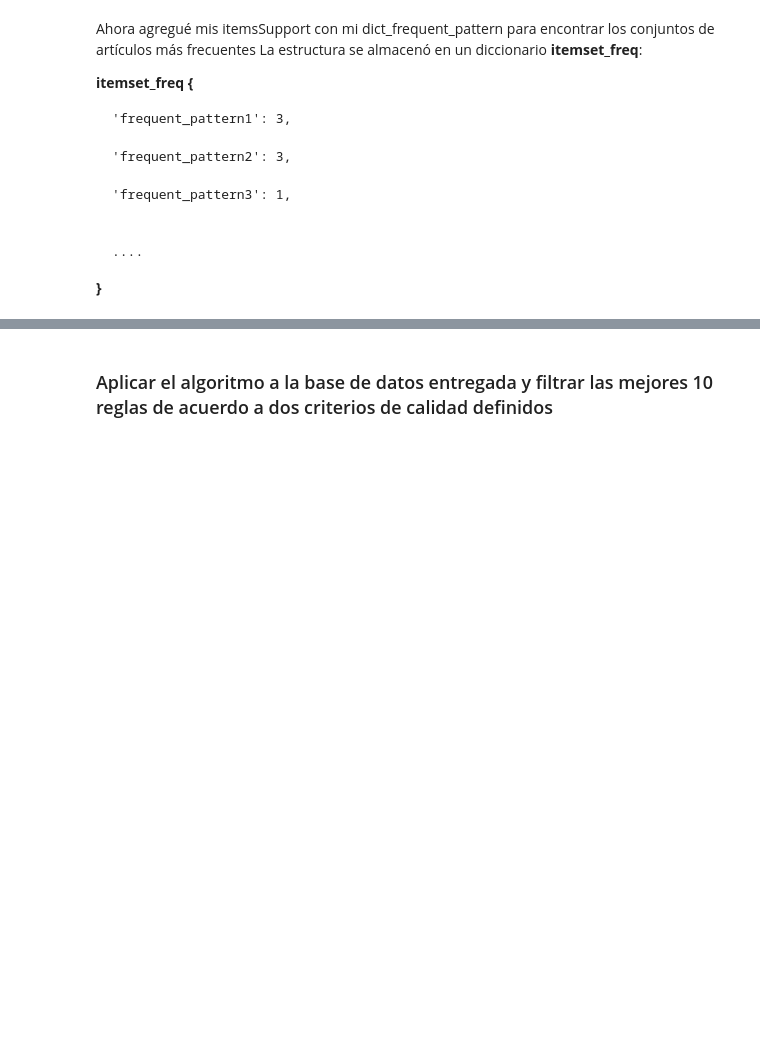
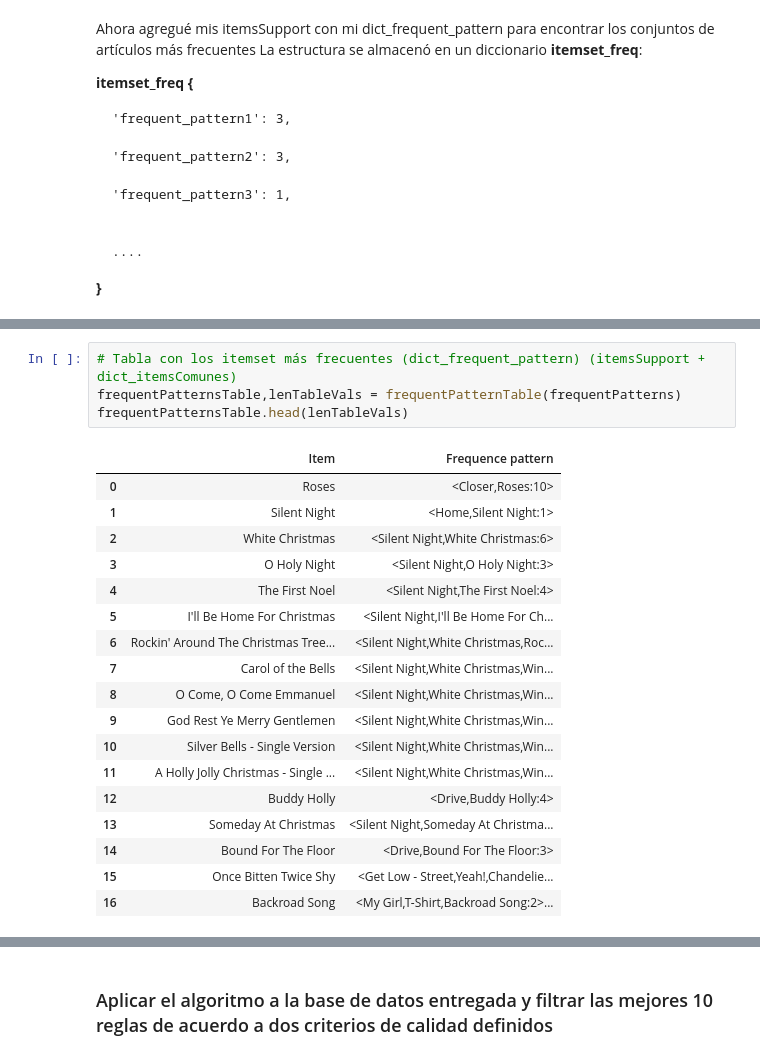
Before and after one commit to FranciscaCerquinho/MineriaDeDatos_FPGrowth, a Jupyter notebook: tarea1.ipynb, the cells around one changed output, grey strips where cells are left out. Saved outputs shown, nothing was run; the diff lists cells and outputs as text; blank space fills up the shorter version.

```diff
--- a/tarea1.ipynb
+++ b/tarea1.ipynb
@@ -561,0 +626,23 @@ df.head(len(tabla_itemsets_moreFreq))
+# %%
+# Tabla con los itemset más frecuentes (dict_frequent_pattern) (itemsSupport + dict_itemsComunes)
+frequentPatternsTable,lenTableVals = frequentPatternTable(frequentPatterns)
+frequentPatternsTable.head(lenTableVals)
+# %% [output]
+|  | Item | Frequence pattern |
+| 0 | Roses | <Closer,Roses:10> |
+| 1 | Silent Night | <Home,Silent Night:1> |
+| 2 | White Christmas | <Silent Night,White Christmas:6> |
+| 3 | O Holy Night | <Silent Night,O Holy Night:3> |
+| 4 | The First Noel | <Silent Night,The First Noel:4> |
+| 5 | I'll Be Home For Christmas | <Silent Night,I'll Be Home For Ch... |
+| 6 | Rockin' Around The Christmas Tree... | <Silent Night,White Christmas,Roc... |
+| 7 | Carol of the Bells | <Silent Night,White Christmas,Win... |
+| 8 | O Come, O Come Emmanuel | <Silent Night,White Christmas,Win... |
+| 9 | God Rest Ye Merry Gentlemen | <Silent Night,White Christmas,Win... |
+| 10 | Silver Bells - Single Version | <Silent Night,White Christmas,Win... |
+| 11 | A Holly Jolly Christmas - Single ... | <Silent Night,White Christmas,Win... |
+| 12 | Buddy Holly | <Drive,Buddy Holly:4> |
+| 13 | Someday At Christmas | <Silent Night,Someday At Christma... |
+| 14 | Bound For The Floor | <Drive,Bound For The Floor:3> |
+| 15 | Once Bitten Twice Shy | <Get Low - Street,Yeah!,Chandelie... |
+| 16 | Backroad Song | <My Girl,T-Shirt,Backroad Song:2>... |
```
Also changed, not shown: parts of 29 cells of this notebook.
